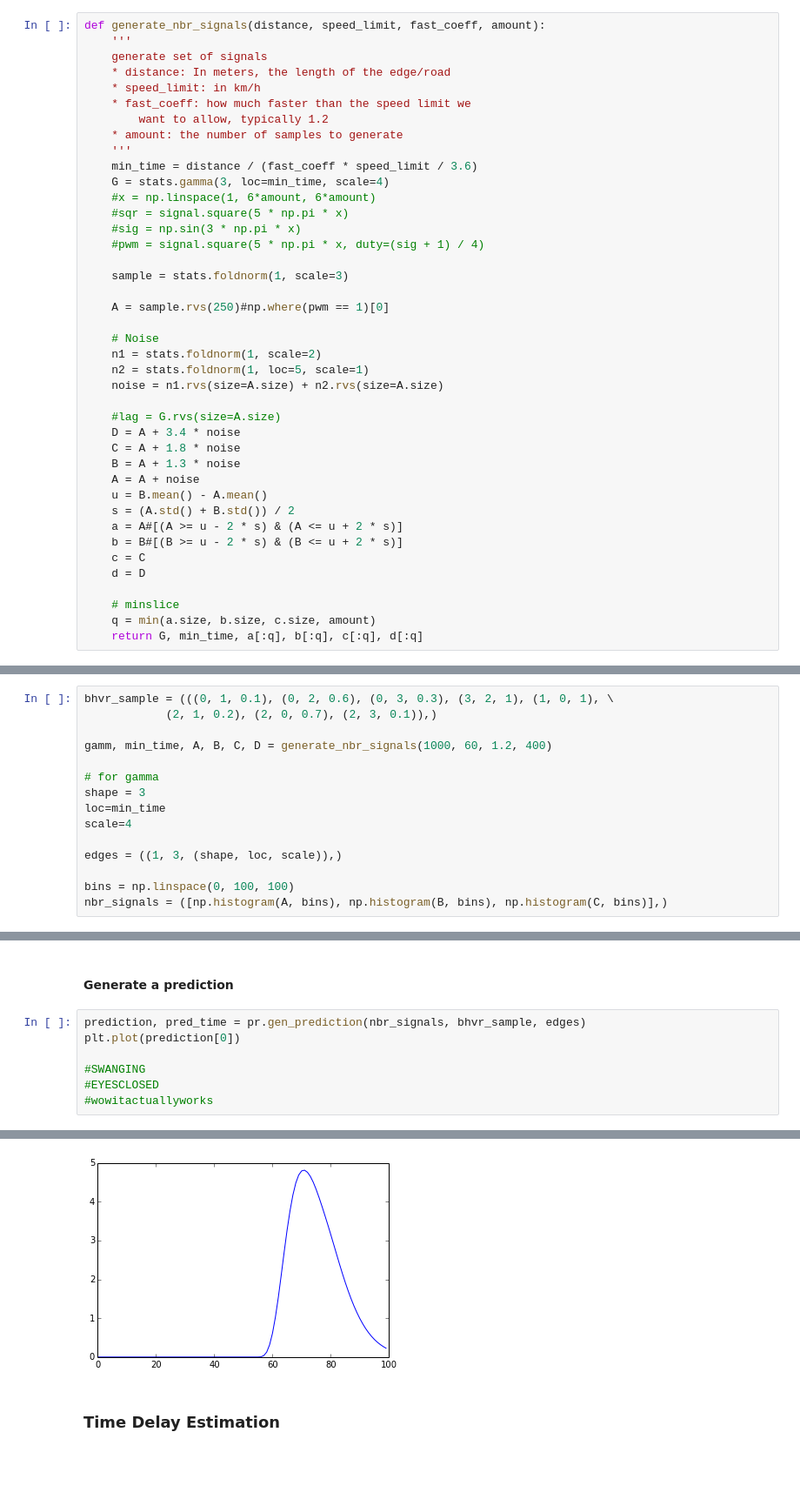
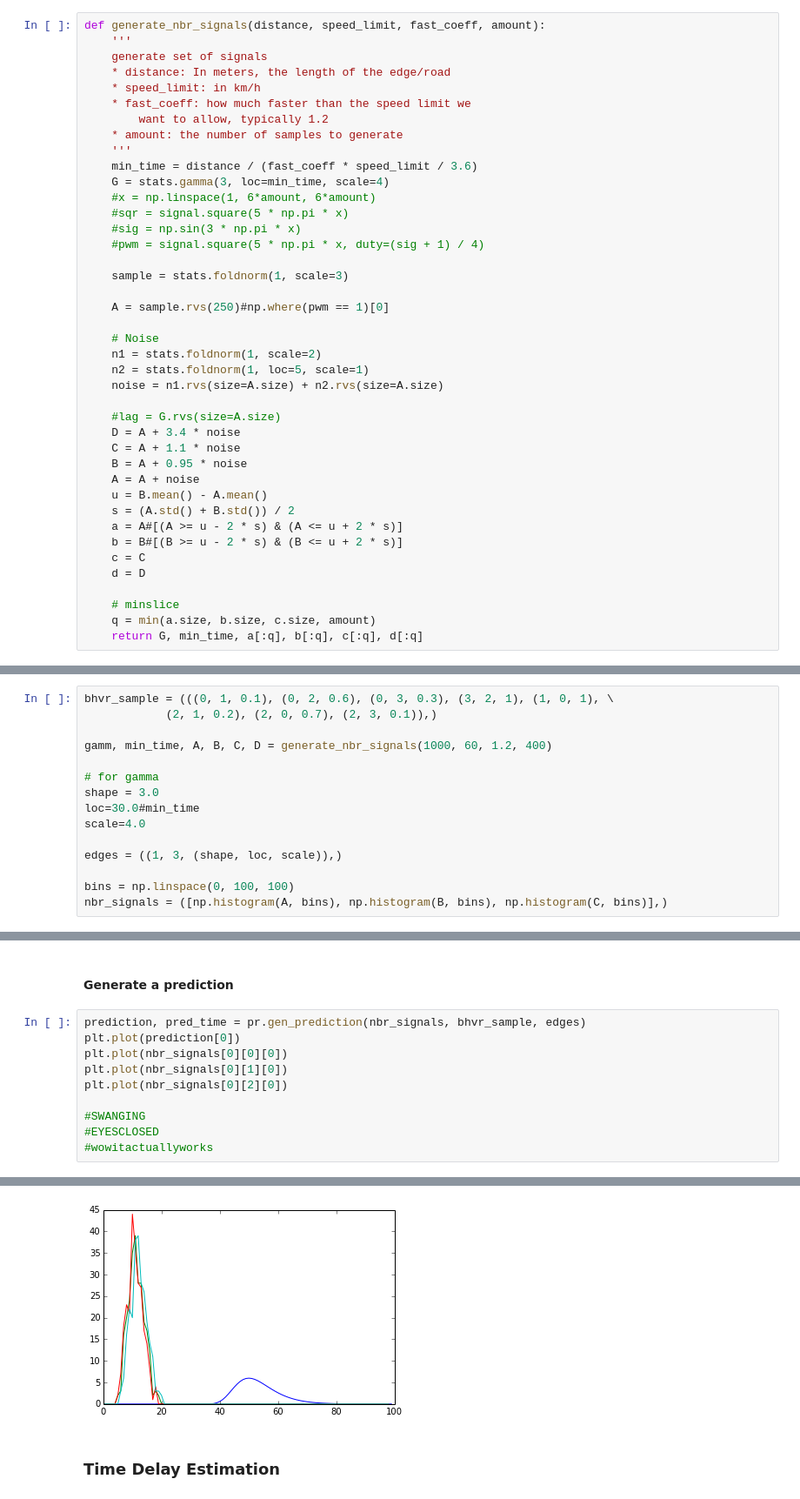
Before and after one commit to athuras/relay, a Jupyter notebook: lambda_agent/pyCrunch/PredictionTesting.ipynb, the cells around one changed output, grey strips where cells are left out. Shown at 87% size. Drawn from its saved outputs; the diff is of its cells as text; blank space fills up the shorter version.

```diff
--- a/lambda_agent/pyCrunch/PredictionTesting.ipynb
+++ b/lambda_agent/pyCrunch/PredictionTesting.ipynb
@@ -37,8 +37,8 @@ def generate_nbr_signals(distance, speed_limit, fast_coeff, amount):
 
     #lag = G.rvs(size=A.size)
     D = A + 3.4 * noise
-    C = A + 1.8 * noise
-    B = A + 1.3 * noise
+    C = A + 1.1 * noise
+    B = A + 0.95 * noise
     A = A + noise
     u = B.mean() - A.mean()
     s = (A.std() + B.std()) / 2
@@ -61,9 +61,9 @@ bhvr_sample = (((0, 1, 0.1), (0, 2, 0.6), (0, 3, 0.3), (3, 2, 1), (1, 0, 1), \
 gamm, min_time, A, B, C, D = generate_nbr_signals(1000, 60, 1.2, 400)
 
 # for gamma
-shape = 3
-loc=min_time
-scale=4
+shape = 3.0
+loc=30.0#min_time
+scale=4.0
 
 edges = ((1, 3, (shape, loc, scale)),)
 
@@ -81,13 +81,16 @@ comb_sig = prh.combine_sig_ests(trans_sigs)
 # %%
 prediction, pred_time = pr.gen_prediction(nbr_signals, bhvr_sample, edges)
 plt.plot(prediction[0])
+plt.plot(nbr_signals[0][0][0])
+plt.plot(nbr_signals[0][1][0])
+plt.plot(nbr_signals[0][2][0])
 
 #SWANGING
 #EYESCLOSED
 #wowitactuallyworks
 # %% [output]
 [<matplotlib.lines.Line2D at 0x...>]
-[figure, old version]
+[figure, new version]
 # %% [markdown]
 ### Time Delay Estimation
 # %%
```
Also changed, not shown: parts of 5 cells of this notebook, 3 other files.
